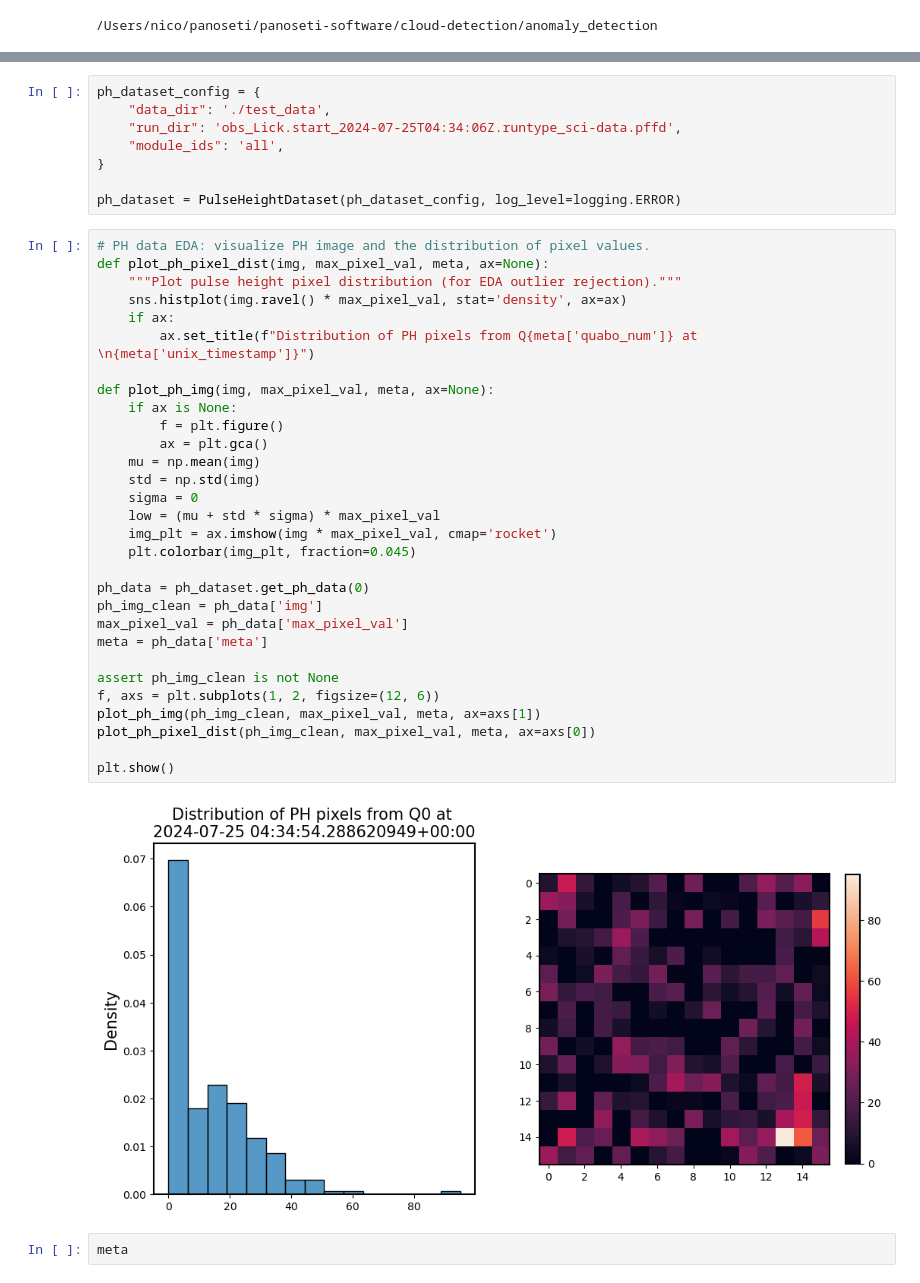
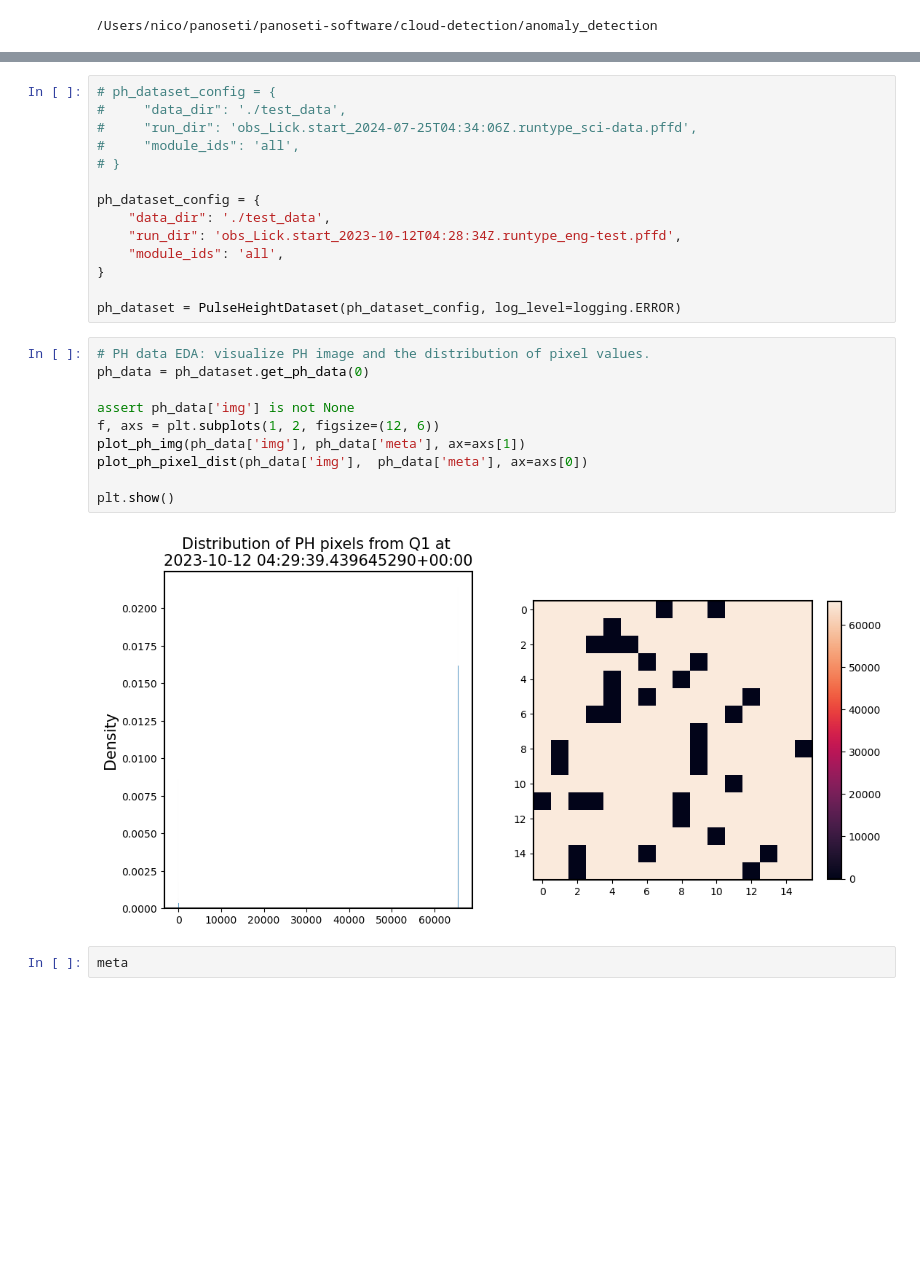
Before and after one commit to panoseti/panoseti, a Jupyter notebook: cloud-detection/anomaly_detection/ph_eda.ipynb, the cells around one changed output, grey strips where cells are left out. Drawn from its saved outputs; the diff is of its cells as text; blank space fills up the shorter version.

```diff
--- a/cloud-detection/anomaly_detection/ph_eda.ipynb
+++ b/cloud-detection/anomaly_detection/ph_eda.ipynb
@@ -127,43 +128,29 @@ class PulseHeightDataset(torch.utils.data.Dataset):
 # %%
+# ph_dataset_config = {
+#     "data_dir": './test_data',
+#     "run_dir": 'obs_Lick.start_2024-07-25T04:34:06Z.runtype_sci-data.pffd',
+#     "module_ids": 'all',
+# }
+
 ph_dataset_config = {
     "data_dir": './test_data',
-    "run_dir": 'obs_Lick.start_2024-07-25T04:34:06Z.runtype_sci-data.pffd',
+    "run_dir": 'obs_Lick.start_2023-10-12T04:28:34Z.runtype_eng-test.pffd',
     "module_ids": 'all',
 }
 
 ph_dataset = PulseHeightDataset(ph_dataset_config, log_level=logging.ERROR)
 # %%
 # PH data EDA: visualize PH image and the distribution of pixel values.
-def plot_ph_pixel_dist(img, max_pixel_val, meta, ax=None):
-    """Plot pulse height pixel distribution (for EDA outlier rejection)."""
-    sns.histplot(img.ravel() * max_pixel_val, stat='density', ax=ax)
-    if ax:
-        ax.set_title(f"Distribution of PH pixels from Q{meta['quabo_num']} at \n{meta['unix_timestamp']}")
+ph_data = ph_dataset.get_ph_data(0)
 
-def plot_ph_img(img, max_pixel_val, meta, ax=None):
-    if ax is None:
-        f = plt.figure()
-        ax = plt.gca()
-    mu = np.mean(img)
-    std = np.std(img)
-    sigma = 0
-    low = (mu + std * sigma) * max_pixel_val
-    img_plt = ax.imshow(img * max_pixel_val, cmap='rocket')
-    plt.colorbar(img_plt, fraction=0.045)
-
-ph_data = ph_dataset.get_ph_data(0)
-ph_img_clean = ph_data['img']
-max_pixel_val = ph_data['max_pixel_val']
-meta = ph_data['meta']
-
-assert ph_img_clean is not None
+assert ph_data['img'] is not None
 f, axs = plt.subplots(1, 2, figsize=(12, 6))
-plot_ph_img(ph_img_clean, max_pixel_val, meta, ax=axs[1])
-plot_ph_pixel_dist(ph_img_clean, max_pixel_val, meta, ax=axs[0])
+plot_ph_img(ph_data['img'], ph_data['meta'], ax=axs[1])
+plot_ph_pixel_dist(ph_data['img'],  ph_data['meta'], ax=axs[0])
 
 plt.show()
 # %% [output]
-[figure, old version]
+[figure, new version]
 # %%
 meta
 # %% [output]
```
Also changed, not shown: parts of 2 cells of this notebook, 3 other files.
